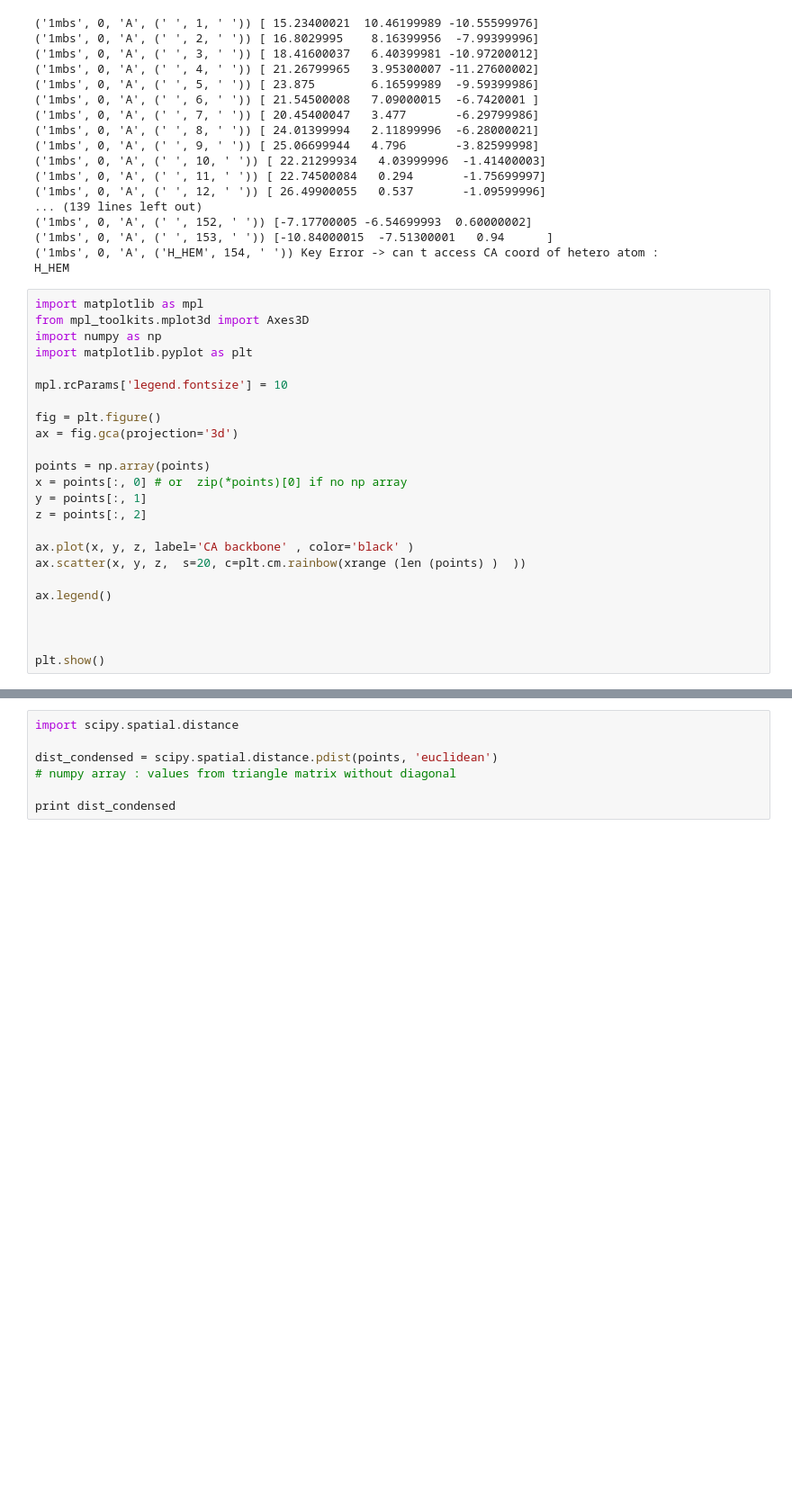
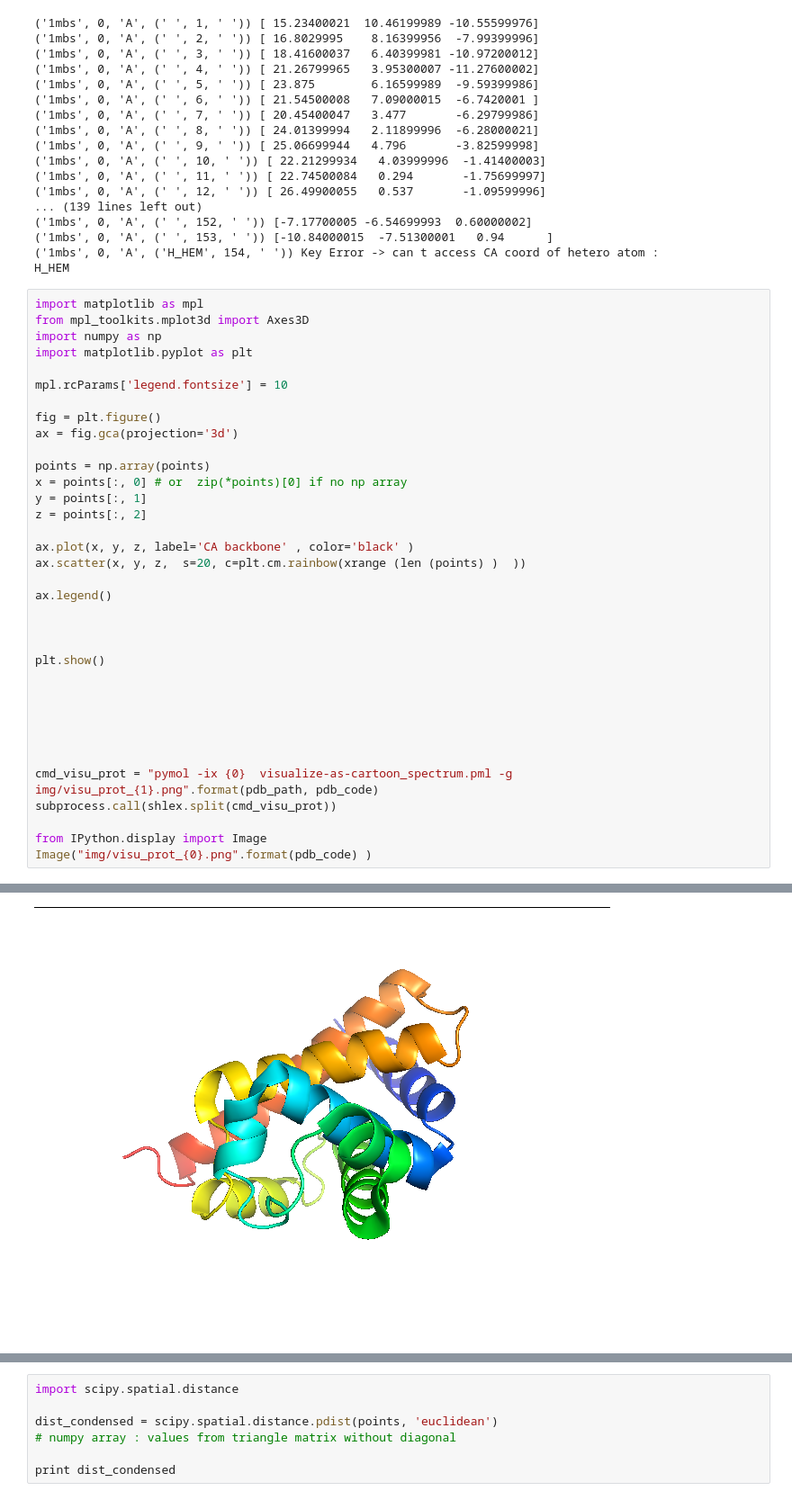
Before and after one commit to Athenais/graph-clustering-for-protein-peeling, a Jupyter notebook: protein-peeling.ipynb, the cells around one changed output, grey strips where cells are left out. Shown at 90% size. Saved outputs shown, nothing was run; the diff lists cells and outputs as text; blank space fills up the shorter version.

Commit message:
Use pymol script to visualize prot as cartoon strectrum

```diff
--- a/protein-peeling.ipynb
+++ b/protein-peeling.ipynb
@@ -70,27 +70,39 @@ H_HEM
 # %%
 import matplotlib as mpl
 from mpl_toolkits.mplot3d import Axes3D
 import numpy as np
 import matplotlib.pyplot as plt
 
 mpl.rcParams['legend.fontsize'] = 10
 
 fig = plt.figure()
 ax = fig.gca(projection='3d')
 
 points = np.array(points)
 x = points[:, 0] # or  zip(*points)[0] if no np array
 y = points[:, 1]
 z = points[:, 2]
 
 ax.plot(x, y, z, label='CA backbone' , color='black' )
 ax.scatter(x, y, z,  s=20, c=plt.cm.rainbow(xrange (len (points) )  ))
 
 ax.legend()
 
 
 
 plt.show()
+
+
+
+
+
+
+cmd_visu_prot = "pymol -ix {0}  visualize-as-cartoon_spectrum.pml -g img/visu_prot_{1}.png".format(pdb_path, pdb_code)
+subprocess.call(shlex.split(cmd_visu_prot))
+
+from IPython.display import Image
+Image("img/visu_prot_{0}.png".format(pdb_code) )
 # %% [output]
 [interactive output not drawn]
 [interactive output not drawn]
+[figure, added]
```
Also changed, not shown: parts of 3 cells of this notebook.
